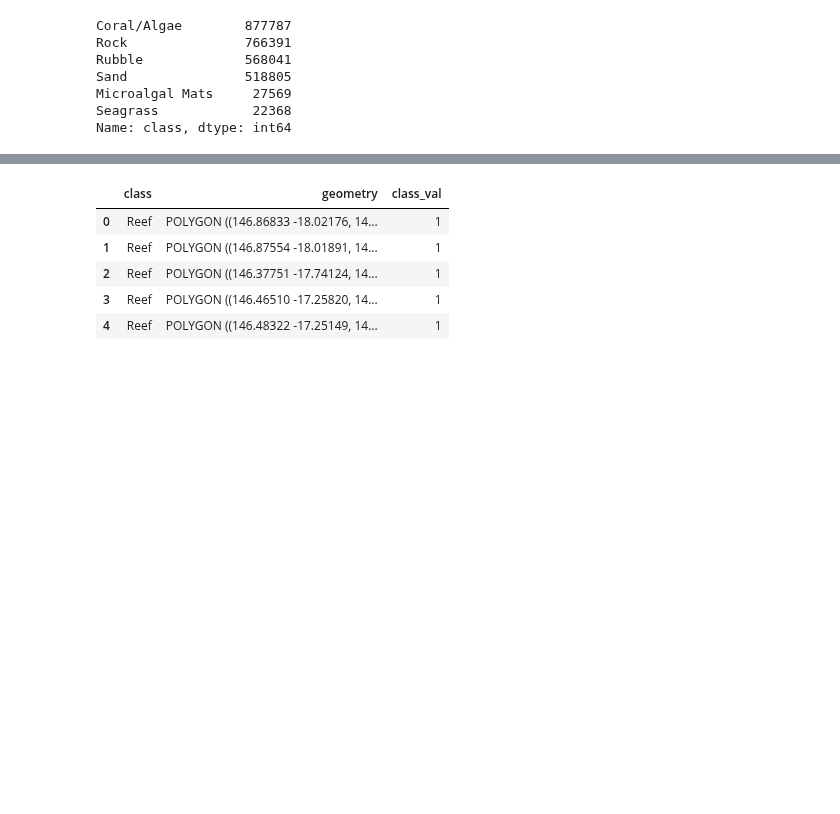
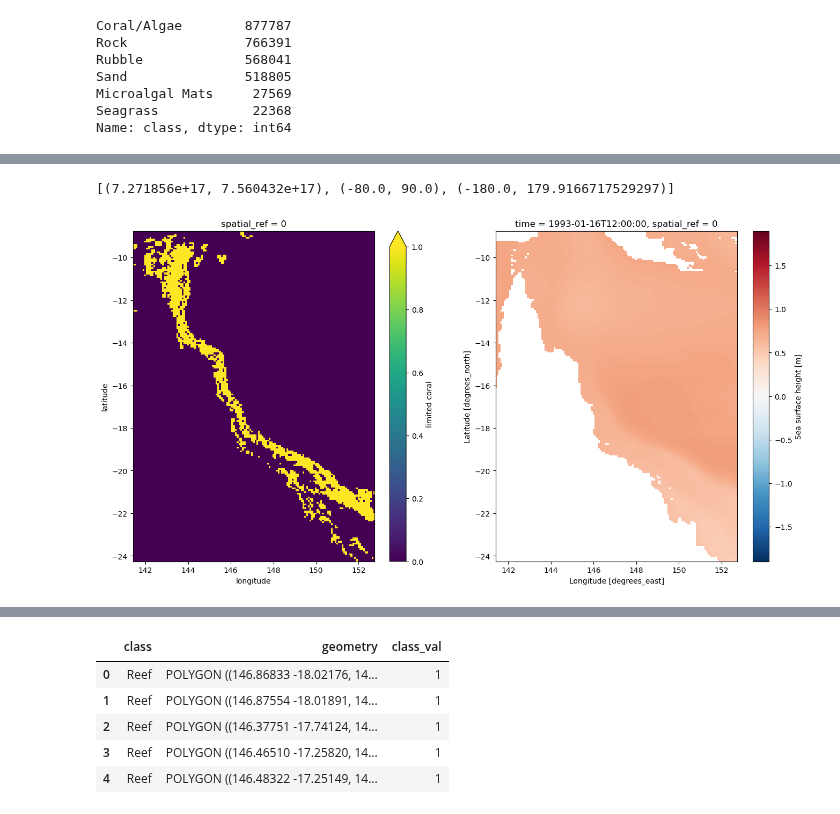
Before and after one commit to orlando-code/coralshift, a Jupyter notebook: notebooks/reef_baseline.ipynb, the cells around one changed output, grey strips where cells are left out. Saved outputs shown, nothing was run; the diff lists cells and outputs as text; code cells hidden in the pictures; blank space fills up the shorter version.

```diff
--- a/notebooks/reef_baseline.ipynb
+++ b/notebooks/reef_baseline.ipynb
@@ -175,10 +192,12 @@ def load_gpkg(filepath):
     """
     Load a large gpkg file into a memory-efficient geopandas.GeoDataFrame object.
 
-    Args:
+    Parameters
+    ----------
         filepath (str): The filepath of the gpkg file.
 
-    Returns:
+    Returns
+    -------
         geopandas.GeoDataFrame: A GeoDataFrame object containing the data from the gpkg file.
     """
     gdf = gpd.read_file(filepath, driver='GPKG')
@@ -218,0 +470,17 @@ Name: class, dtype: int64
+# %%
+flat_vars = ["zos","mlotst","bottomT","sithick","siconc","usi","vsi"]
+
+month_datasets = [data_dict[month][flat_vars] for month in sorted(data_dict.keys())]
+flat_vars_ds = xa.concat(month_datasets, dim='time')
+# %%
+# f, ax_coral = plt.subplots()
+
+cipher = {"Reef": 1, "Coral/Algae": 2, "Rock": 3, "Rubble": 4, "Sand": 5, "Microalgal Mats": 6, "Seagrass": 7}
+
+df_benthic['class_val'] = df_benthic['class'].map(cipher)
+#RERUN ONLY IF NECESSARY
+raster_benthic_coral, (xmin, ymin, xmax, ymax) = rasterize_shapely_df(df_benthic[df_benthic["class"] == "Coral/Algae"], "class_val", resolution=1/12)
+# TODO: include naming of xa
+xa_coral = xa_array_from_raster(raster_benthic_coral, (ymin,ymax), (xmin,xmax), resolution=1/12)
+# xa_coral.plot(ax=ax_coral)
+# ax_coral.axis('equal')
@@ -218,0 +528,2 @@ Name: class, dtype: int64
+# %%
+xa_coral = xa_coral.rename("limited coral")
@@ -218,0 +545,4 @@ Name: class, dtype: int64
+# %%
+xarray_coords_limits(flat_vars_ds)
+# %% [output]
+[(7.271856e+17, 7.560432e+17), (-80.0, 90.0), (-180.0, 179.9166717529297)]
@@ -218,0 +551,13 @@ Name: class, dtype: int64
+# %%
+f,ax_all_coral = plt.subplots(1,2, figsize=[16,8])
+[ylims,xlims] = xarray_coords_limits(xa_coral)
+
+xa_coral.plot(ax=ax_all_coral[0], vmin=0, vmax=1)
+flat_vars_ds["zos"][0].plot(ax=ax_all_coral[1])
+
+for ax in ax_all_coral:
+    ax.set_aspect("equal")
+    ax.set_ylim(ylims)
+    ax.set_xlim(xlims)
+# %% [output]
+[figure, added]
```
Also changed, not shown: parts of 84 cells of this notebook, 2 other files.
